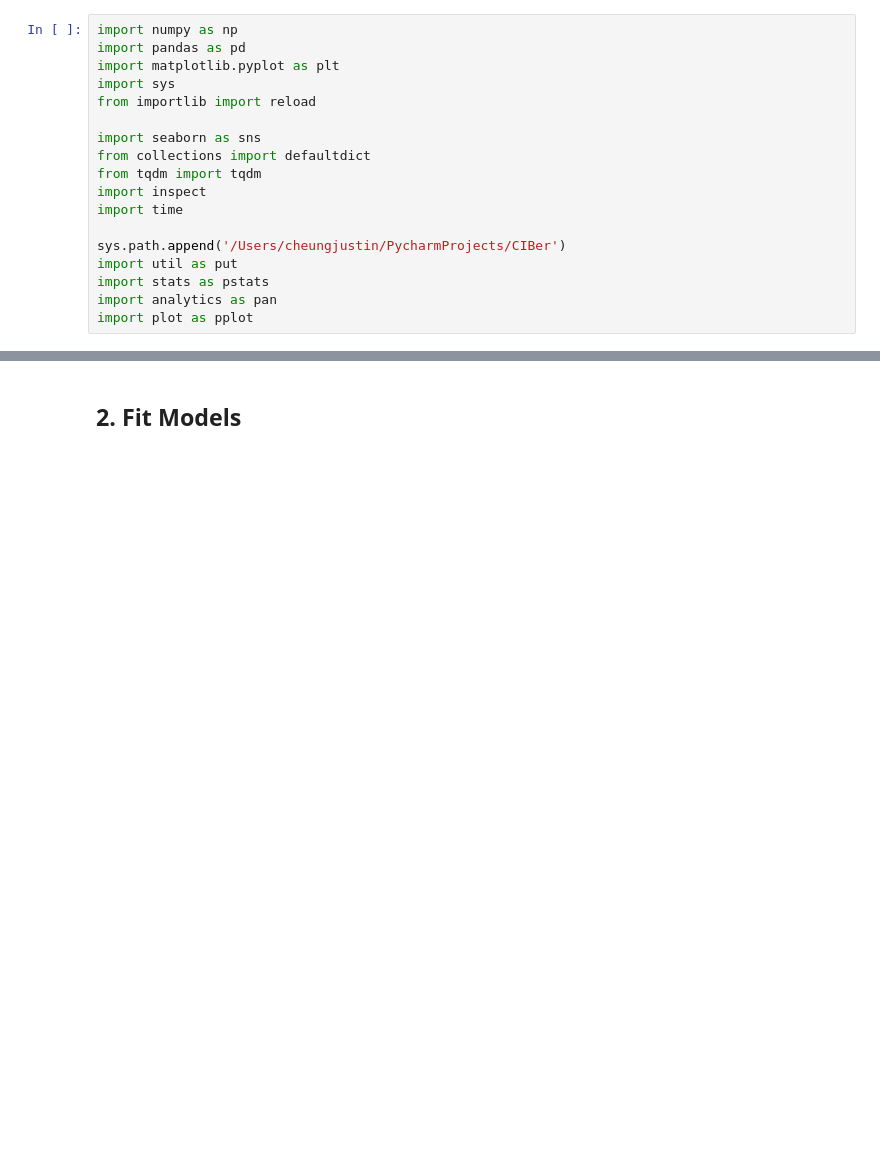
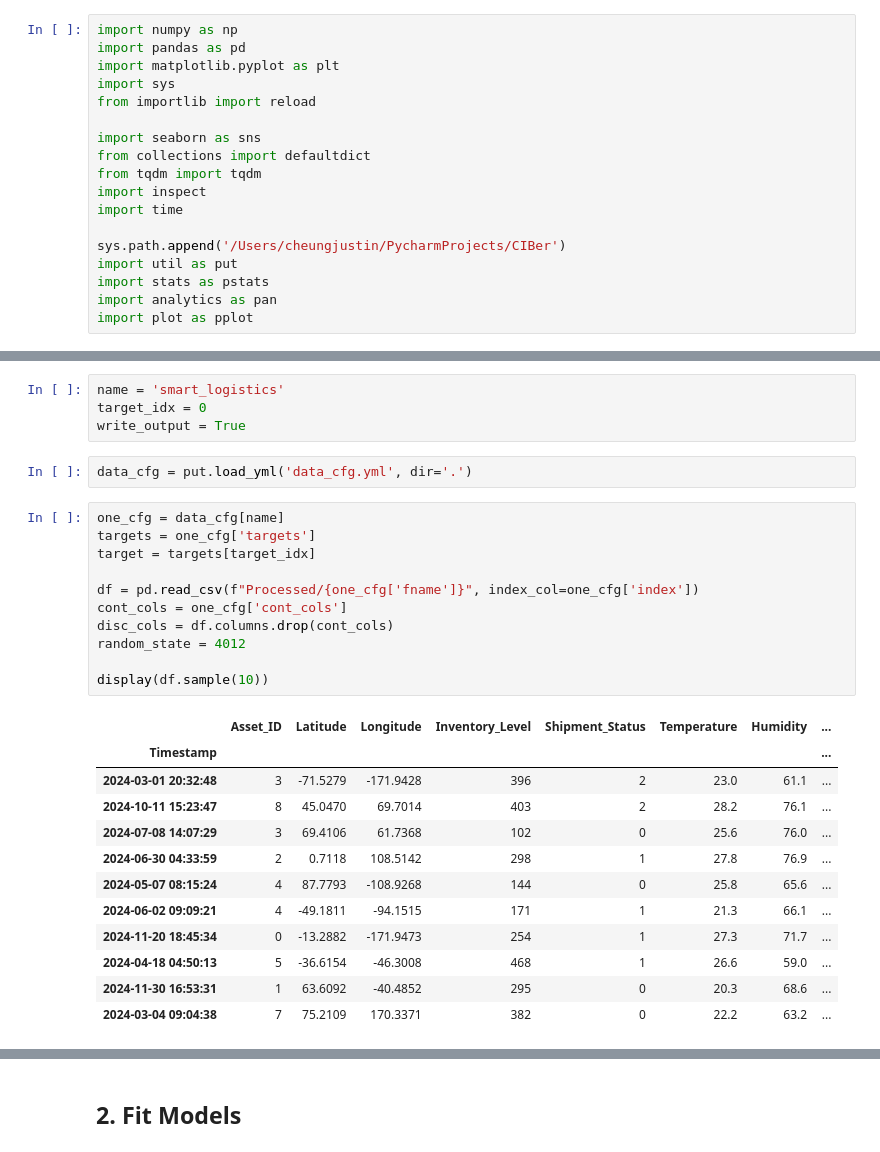
Before and after one commit to ccyccyjustin/CIBer, a Jupyter notebook: CIBer_Evaluation.ipynb, the cells around one changed output, grey strips where cells are left out. Drawn from its saved outputs; the diff is of its cells as text; blank space fills up the shorter version.

```diff
--- a/CIBer_Evaluation.ipynb
+++ b/CIBer_Evaluation.ipynb
@@ -121,3 +21,33 @@ df
+# %%
+name = 'smart_logistics'
+target_idx = 0
+write_output = True
+# %%
+data_cfg = put.load_yml('data_cfg.yml', dir='.')
+# %%
+one_cfg = data_cfg[name]
+targets = one_cfg['targets']
+target = targets[target_idx]
+
+df = pd.read_csv(f"Processed/{one_cfg['fname']}", index_col=one_cfg['index'])
+cont_cols = one_cfg['cont_cols']
+disc_cols = df.columns.drop(cont_cols)
+random_state = 4012
+
+display(df.sample(10))
+# %% [output]
+|  | Asset_ID | Latitude | Longitude | Inventory_Level | Shipment_Status | Temperature | Humidity | ... |
+| Timestamp |  |  |  |  |  |  |  | ... |
+| 2024-03-01 20:32:48 | 3 | -71.5279 | -171.9428 | 396 | 2 | 23.0 | 61.1 | ... |
+| 2024-10-11 15:23:47 | 8 | 45.0470 | 69.7014 | 403 | 2 | 28.2 | 76.1 | ... |
+| 2024-07-08 14:07:29 | 3 | 69.4106 | 61.7368 | 102 | 0 | 25.6 | 76.0 | ... |
+| 2024-06-30 04:33:59 | 2 | 0.7118 | 108.5142 | 298 | 1 | 27.8 | 76.9 | ... |
+| 2024-05-07 08:15:24 | 4 | 87.7793 | -108.9268 | 144 | 0 | 25.8 | 65.6 | ... |
+| 2024-06-02 09:09:21 | 4 | -49.1811 | -94.1515 | 171 | 1 | 21.3 | 66.1 | ... |
+| 2024-11-20 18:45:34 | 0 | -13.2882 | -171.9473 | 254 | 1 | 27.3 | 71.7 | ... |
+| 2024-04-18 04:50:13 | 5 | -36.6154 | -46.3008 | 468 | 1 | 26.6 | 59.0 | ... |
+| 2024-11-30 16:53:31 | 1 | 63.6092 | -40.4852 | 295 | 0 | 20.3 | 68.6 | ... |
+| 2024-03-04 09:04:38 | 7 | 75.2109 | 170.3371 | 382 | 0 | 22.2 | 63.2 | ... |
 # %%
 pplot.data_quality_check(df, disc_cols=disc_cols)
 # %% [output]
```
Also changed, not shown: parts of 10 cells of this notebook, 31 other files.
